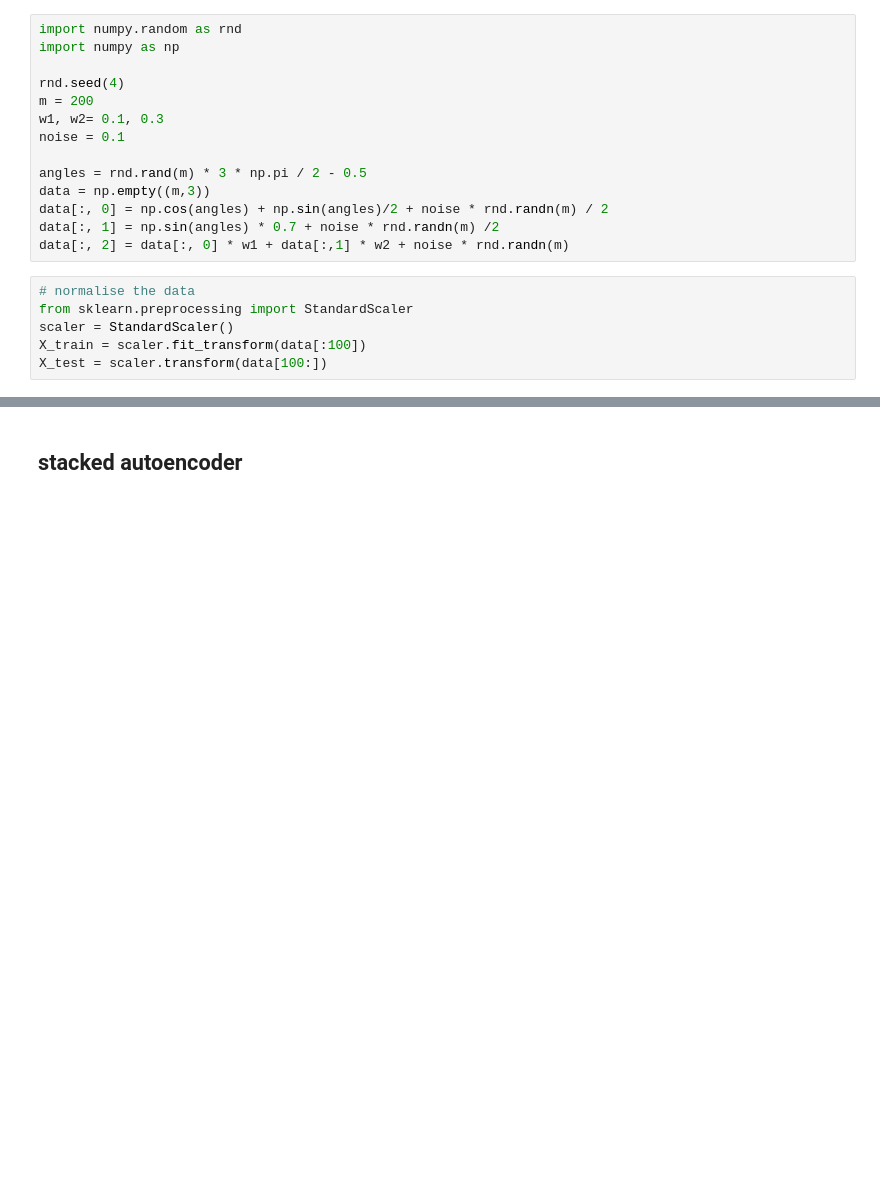
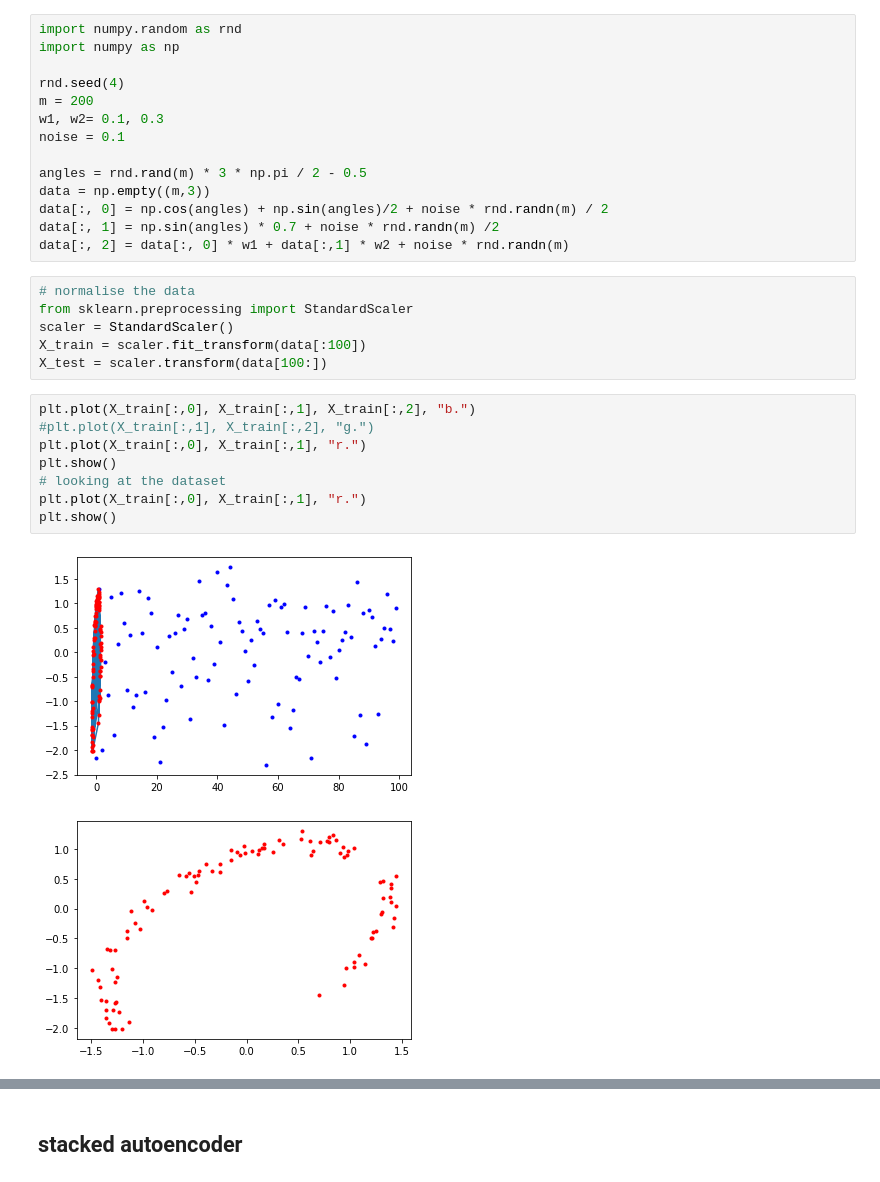
Before and after one commit to fanbyprinciple/hands_on_ml, a Jupyter notebook: chapter_15/autoencoders.ipynb, the cells around one changed output, grey strips where cells are left out. Cells and saved outputs as stored; diff of their text form; blank space fills up the shorter version.

```diff
--- a/chapter_15/autoencoders.ipynb
+++ b/chapter_15/autoencoders.ipynb
@@ -20,6 +20,17 @@ from sklearn.preprocessing import StandardScaler
 scaler = StandardScaler()
 X_train = scaler.fit_transform(data[:100])
 X_test = scaler.transform(data[100:])
+# %%
+plt.plot(X_train[:,0], X_train[:,1], X_train[:,2], "b.")
+#plt.plot(X_train[:,1], X_train[:,2], "g.")
+plt.plot(X_train[:,0], X_train[:,1], "r.")
+plt.show()
+# looking at the dataset
+plt.plot(X_train[:,0], X_train[:,1], "r.")
+plt.show()
+# %% [output]
+[figure, added]
+[figure, added]
 # %%
 # building the autoencoder
 import tensorflow as tf
```
Also changed, not shown: parts of 23 cells of this notebook, 17 other files.
